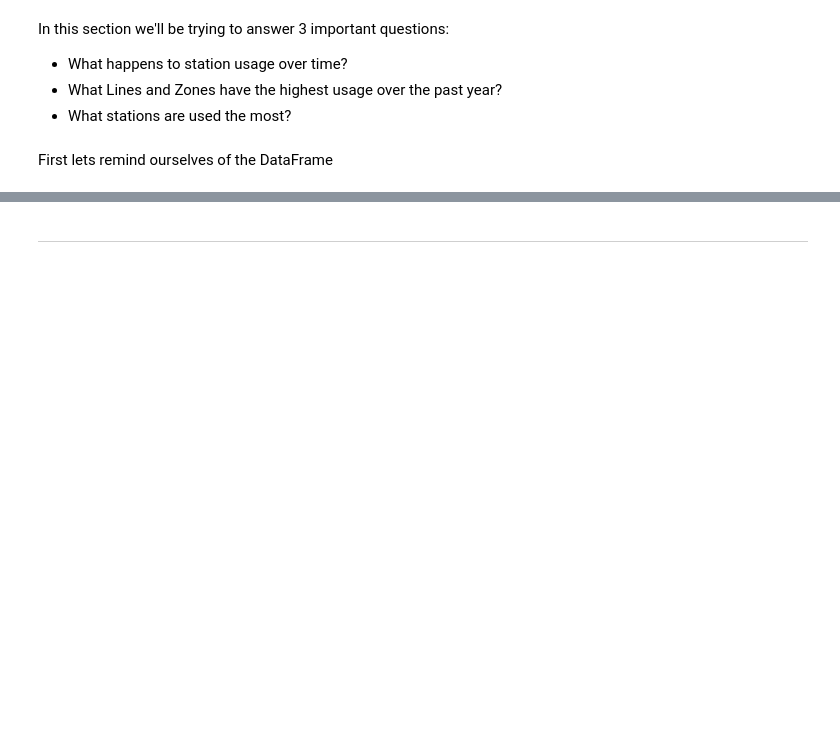
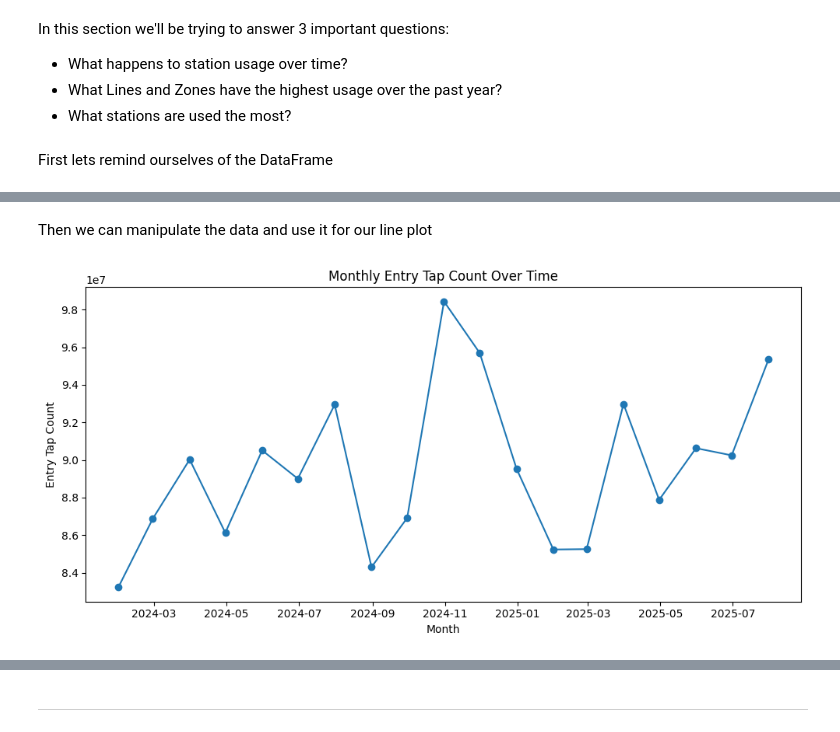
Before and after one commit to J-Bicheno/London-Underground-Analysis, a Jupyter notebook: jupyter_notebooks/Data_Visualisation.ipynb, the cells around one changed output, grey strips where cells are left out. Cells and saved outputs as stored; diff of their text form; code cells hidden in the pictures; blank space fills up the shorter version.

Commit message:
Matplotlib line plot

```diff
--- a/jupyter_notebooks/Data_Visualisation.ipynb
+++ b/jupyter_notebooks/Data_Visualisation.ipynb
@@ -69,3 +69,22 @@ underground_df.head()
 | 2 | Aldgate East | 2024-01-01 | Monday | 10657 | 11723 | Hammersmith & City, District | London Underground | 1 | -0.069540 | ... |
 | 3 | Alperton | 2024-01-01 | Monday | 2117 | 2235 | Piccadilly | London Underground | 4 | -0.298361 | ... |
 | 4 | Amersham | 2024-01-01 | Monday | 793 | 815 | Metropolitan | London Underground | 9 | -0.606147 | ... |
+# %% [markdown]
+Then we can manipulate the data and use it for our line plot
+# %%
+# Grouping the data by month and summing the EntryTapCount
+monthly = underground_df.groupby(pd.Grouper(key='TravelDate', freq='M'))['EntryTapCount'].sum()
+
+# Removing the last month if it is incomplete
+monthly = monthly.iloc[:-1]
+
+# Plotting the monthly entry tap count
+plt.figure(figsize=(10, 5))
+plt.plot(monthly.index, monthly.values, marker='o')
+plt.xlabel('Month')
+plt.ylabel('Entry Tap Count')
+plt.title('Monthly Entry Tap Count Over Time')
+plt.tight_layout()
+plt.show()
+# %% [output]
+[figure, added]
```
Also changed, not shown: parts of 1 cell of this notebook.
